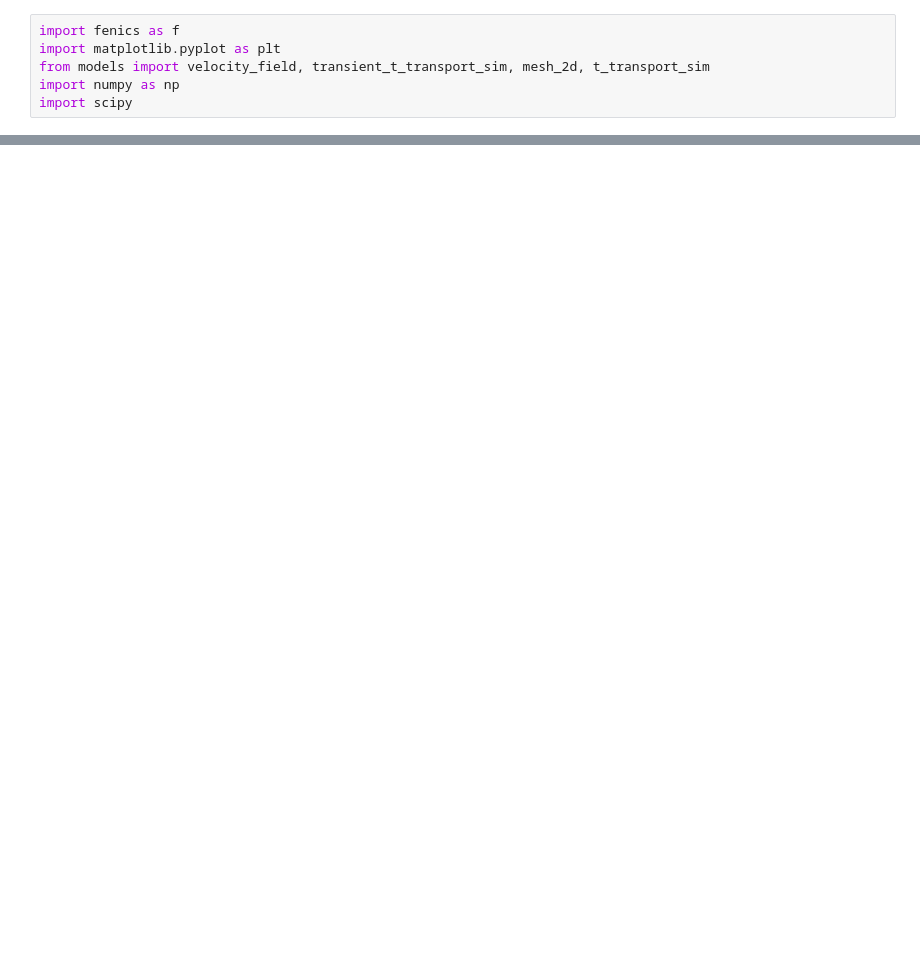
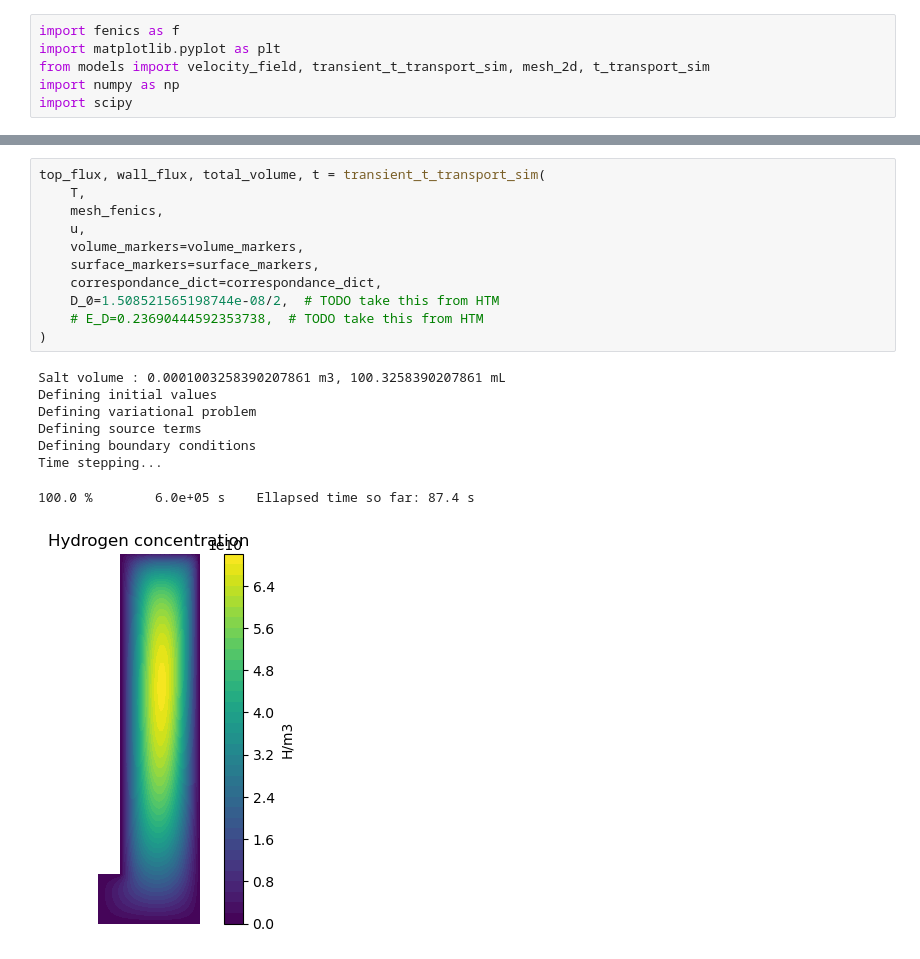
Before and after one commit to WeaverC20/LIBRADiff, a Jupyter notebook: BABY_2D_Transient_Simulation.ipynb, the cells around one changed output, grey strips where cells are left out. Drawn from its saved outputs; the diff is of its cells as text; blank space fills up the shorter version.

```diff
--- a/BABY_2D_Transient_Simulation.ipynb
+++ b/BABY_2D_Transient_Simulation.ipynb
@@ -104,0 +69,20 @@ Time stepping...
+# %%
+top_flux, wall_flux, total_volume, t = transient_t_transport_sim(
+    T,
+    mesh_fenics,
+    u,
+    volume_markers=volume_markers,
+    surface_markers=surface_markers,
+    correspondance_dict=correspondance_dict,
+    D_0=1.508521565198744e-08/2,  # TODO take this from HTM
+    # E_D=0.23690444592353738,  # TODO take this from HTM
+)
+# %% [output]
+Salt volume : 0.0001003258390207861 m3, 100.3258390207861 mL
+Defining initial values
+Defining variational problem
+Defining source terms
+Defining boundary conditions
+Time stepping...
+100.0 %        6.0e+05 s    Ellapsed time so far: 87.4 s
+[figure, added]
```
Also changed, not shown: parts of 3 cells of this notebook, 1 other file.
